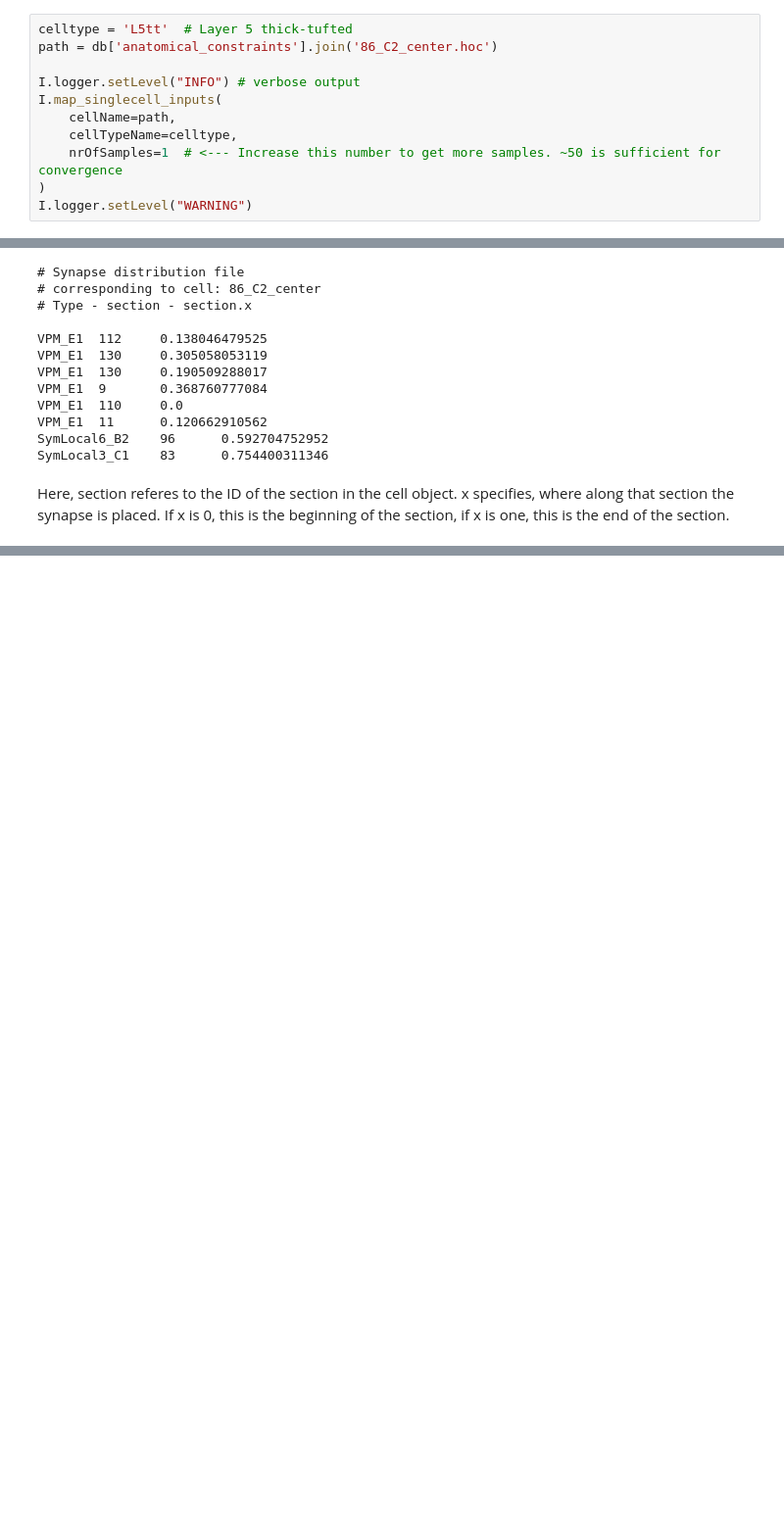
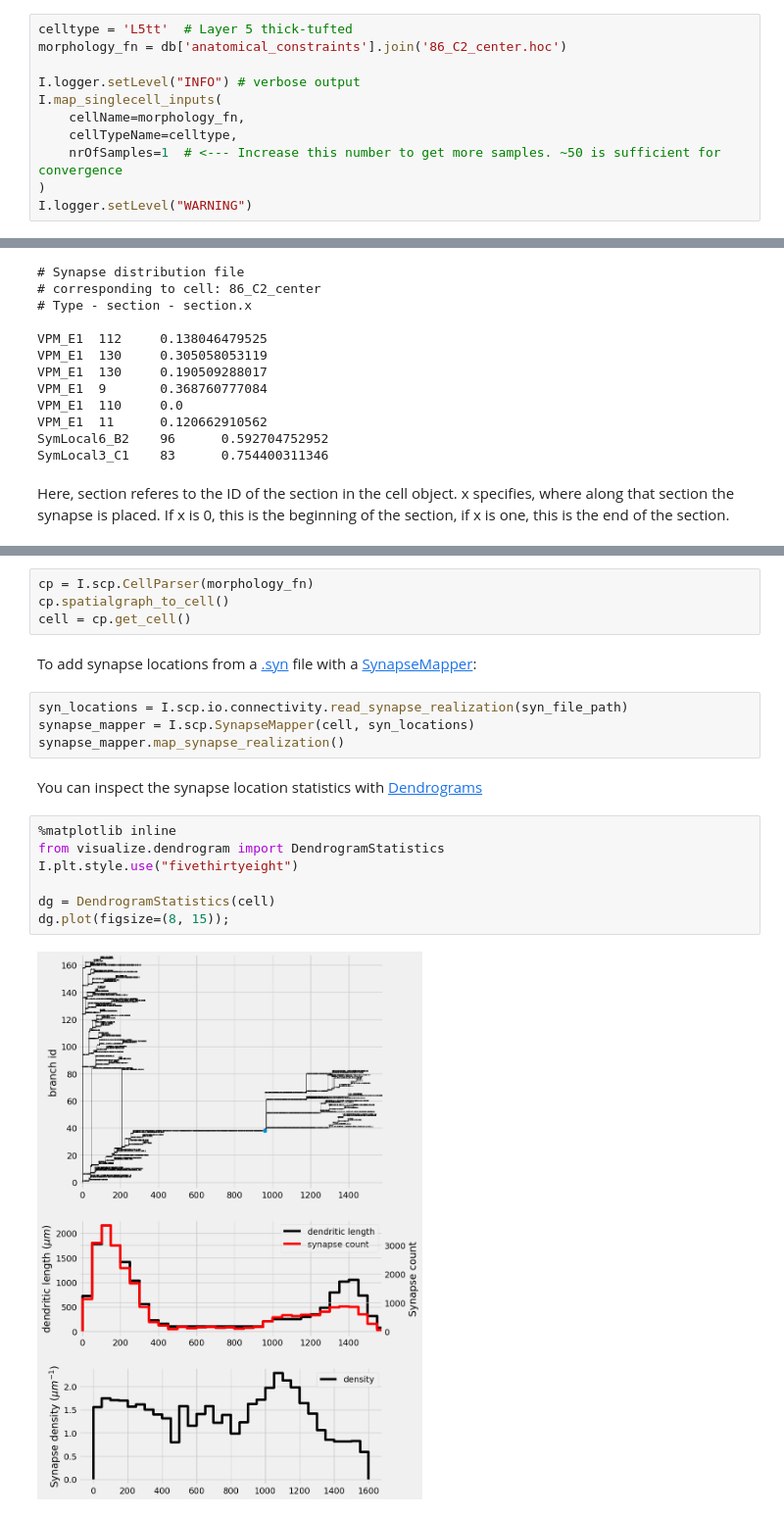
Before and after one commit to mpinb/in_silico_framework, a Jupyter notebook: getting_started/tutorials/2. network models/2.1 Anatomical embedding.ipynb, the cells around one changed output, grey strips where cells are left out. Shown at 98% size. Saved outputs shown, nothing was run; the diff lists cells and outputs as text; blank space fills up the shorter version.

Commit message:
Update network mapping tutorial Add API for the `SynapseMapper` and visualizations

```diff
--- a/getting_started/tutorials/2. network models/2.1 Anatomical embedding.ipynb
+++ b/getting_started/tutorials/2. network models/2.1 Anatomical embedding.ipynb
@@ -228,11 +201,11 @@ This is not enough to get a sufficiently large distribution to draw a representa
 A sample size of $1$ is however sufficient for the sake of this tutorial.
 # %%
 celltype = 'L5tt'  # Layer 5 thick-tufted
-path = db['anatomical_constraints'].join('86_C2_center.hoc')
+morphology_fn = db['anatomical_constraints'].join('86_C2_center.hoc')
 
 I.logger.setLevel("INFO") # verbose output
 I.map_singlecell_inputs(
-    cellName=path,
+    cellName=morphology_fn,
     cellTypeName=celltype,
     nrOfSamples=1  # <--- Increase this number to get more samples. ~50 is sufficient for convergence
 )
@@ -362,0 +339,21 @@ Here, section referes to the ID of the section in the cell object. x specifies,
+# %%
+cp = I.scp.CellParser(morphology_fn)
+cp.spatialgraph_to_cell()
+cell = cp.get_cell()
+# %% [markdown]
+To add synapse locations from a [.syn](http://somacpu217:8000/file_formats.html#syn) file with a [SynapseMapper](../single_cell_parser/synapse_mapper.py):
+# %%
+syn_locations = I.scp.io.connectivity.read_synapse_realization(syn_file_path)
+synapse_mapper = I.scp.SynapseMapper(cell, syn_locations)
+synapse_mapper.map_synapse_realization()
+# %% [markdown]
+You can inspect the synapse location statistics with [Dendrograms](../visualize/dendrogram.py)
+# %%
+%matplotlib inline
+from visualize.dendrogram import DendrogramStatistics
+I.plt.style.use("fivethirtyeight")
+
+dg = DendrogramStatistics(cell)
+dg.plot(figsize=(8, 15));
+# %% [output]
+[figure, added]
```
Also changed, not shown: parts of 21 cells of this notebook.
